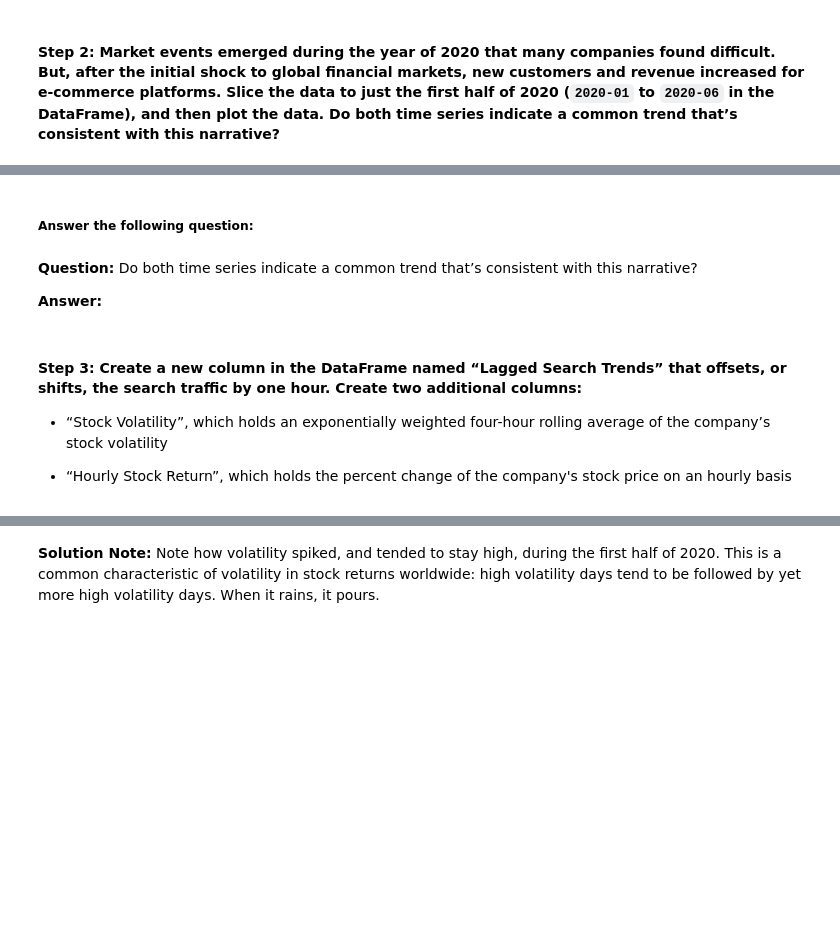
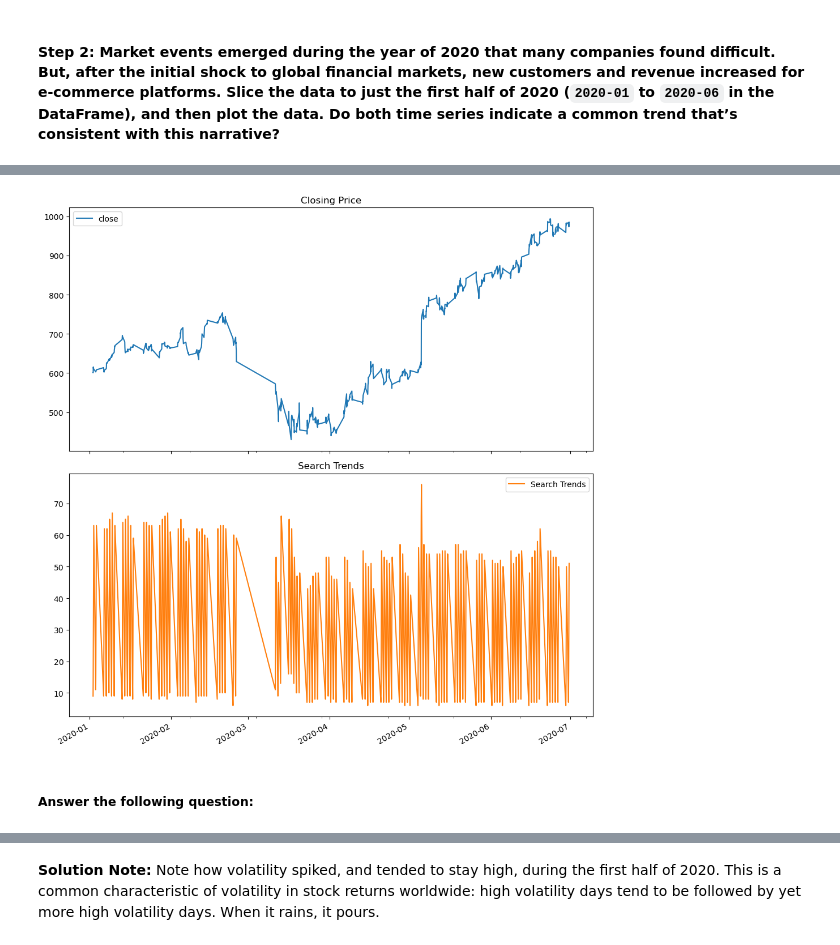
Before and after one commit to OliverTabib/prophet-challenge, a Jupyter notebook: forecasting_net_prophet.ipynb, the cells around one changed output, grey strips where cells are left out. Drawn from its saved outputs; the diff is of its cells as text; code cells hidden in the pictures; blank space fills up the shorter version.

```diff
--- a/forecasting_net_prophet.ipynb
+++ b/forecasting_net_prophet.ipynb
@@ -317,6 +318,8 @@ display(df_combined.tail())
 #### Step 2: Market events emerged during the year of 2020 that many companies found difficult. But, after the initial shock to global financial markets, new customers and revenue increased for e-commerce platforms. Slice the data to just the first half of 2020 (`2020-01` to `2020-06` in the DataFrame), and then plot the data. Do both time series indicate a common trend that’s consistent with this narrative?
 # %%
 # For the combined dataframe, slice to just the first half of 2020 (2020-01 through 2020-06)
-
+first_half_2020 = df_combined.loc['2020-01-01':'2020-06-30']
 
 # View the first and last five rows of first_half_2020 DataFrame
+display(first_half_2020.head())
+display(first_half_2020.tail())
@@ -323,16 +339,11 @@ display(df_combined.tail())
 # %%
 # Visualize the close and Search Trends data
 # Plot each column on a separate axes using the following syntax
 # `plot(subplots=True)`
+first_half_2020[['close', 'Search Trends']].plot(subplots=True, figsize=(10, 10), title=['Closing Price', 'Search Trends'])
+plt.tight_layout()
+plt.show()
+# %% [output]
+[figure, added]
 # %% [markdown]
 ##### Answer the following question:
-# %% [markdown]
-**Question:** Do both time series indicate a common trend that’s consistent with this narrative?
-
-**Answer:**
-# %% [markdown]
-#### Step 3: Create a new column in the DataFrame named “Lagged Search Trends” that offsets, or shifts, the search traffic by one hour. Create two additional columns:
-
-* “Stock Volatility”, which holds an exponentially weighted four-hour rolling average of the company’s stock volatility
-
-* “Hourly Stock Return”, which holds the percent change of the company's stock price on an hourly basis
```
Also changed, not shown: parts of 30 cells of this notebook.
